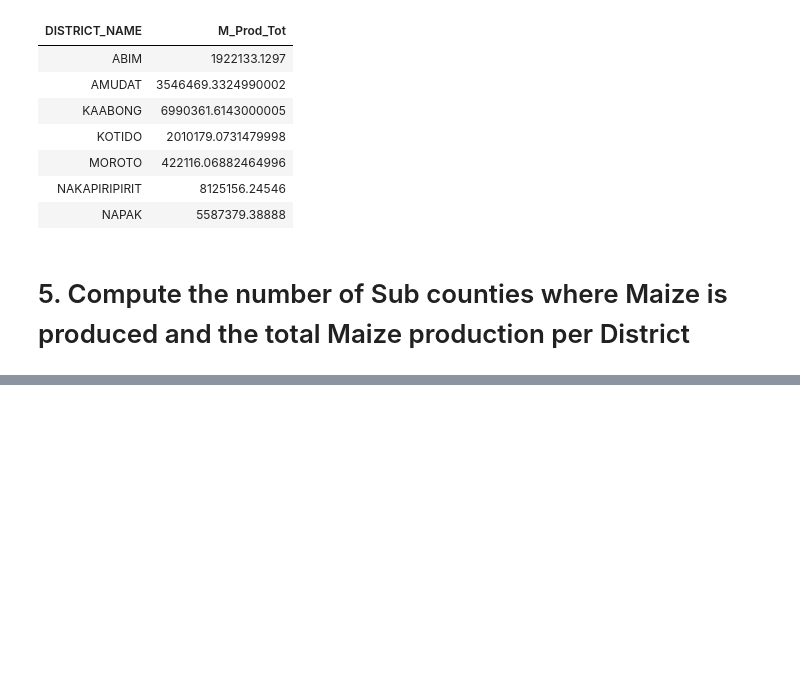
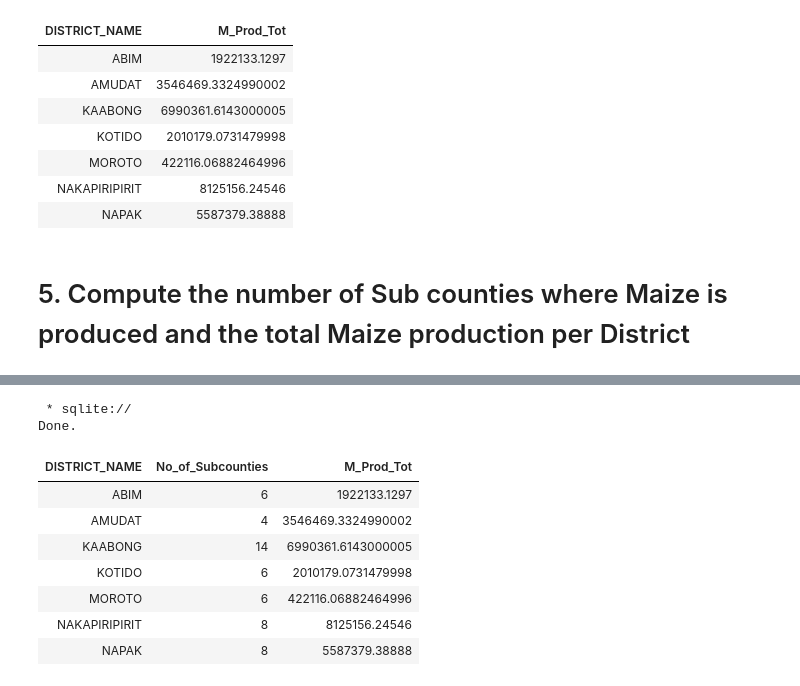
Before and after one commit to veronica1013/project_dsp, a Jupyter notebook: Moringa_Data_Science_Prep_W1_Independent_Project_2021_09_Veronica_Isiaho_SQL_Notebook.ipynb, the cells around one changed output, grey strips where cells are left out. Drawn from its saved outputs; the diff is of its cells as text; code cells hidden in the pictures; blank space fills up the shorter version.

```diff
--- a/Moringa_Data_Science_Prep_W1_Independent_Project_2021_09_Veronica_Isiaho_SQL_Notebook.ipynb
+++ b/Moringa_Data_Science_Prep_W1_Independent_Project_2021_09_Veronica_Isiaho_SQL_Notebook.ipynb
@@ -157,0 +153,17 @@ SELECT DISTRICT_NAME
+# %%
+%%sql
+SELECT DISTRICT_NAME, COUNT(SUBCOUNTY_NAME) as No_of_Subcounties, SUM(M_Prod_Tot) as M_Prod_Tot
+FROM Uganda
+GROUP BY DISTRICT_NAME
+HAVING M_Prod_Tot > 1;
+# %% [output]
+ * sqlite://
+Done.
+| DISTRICT_NAME | No_of_Subcounties | M_Prod_Tot |
+| ABIM | 6 | 1922133.1297 |
+| AMUDAT | 4 | 3546469.3324990002 |
+| KAABONG | 14 | 6990361.6143000005 |
+| KOTIDO | 6 | 2010179.0731479998 |
+| MOROTO | 6 | 422116.06882464996 |
+| NAKAPIRIPIRIT | 8 | 8125156.24546 |
+| NAPAK | 8 | 5587379.38888 |
```
Also changed, not shown: parts of 10 cells of this notebook.
